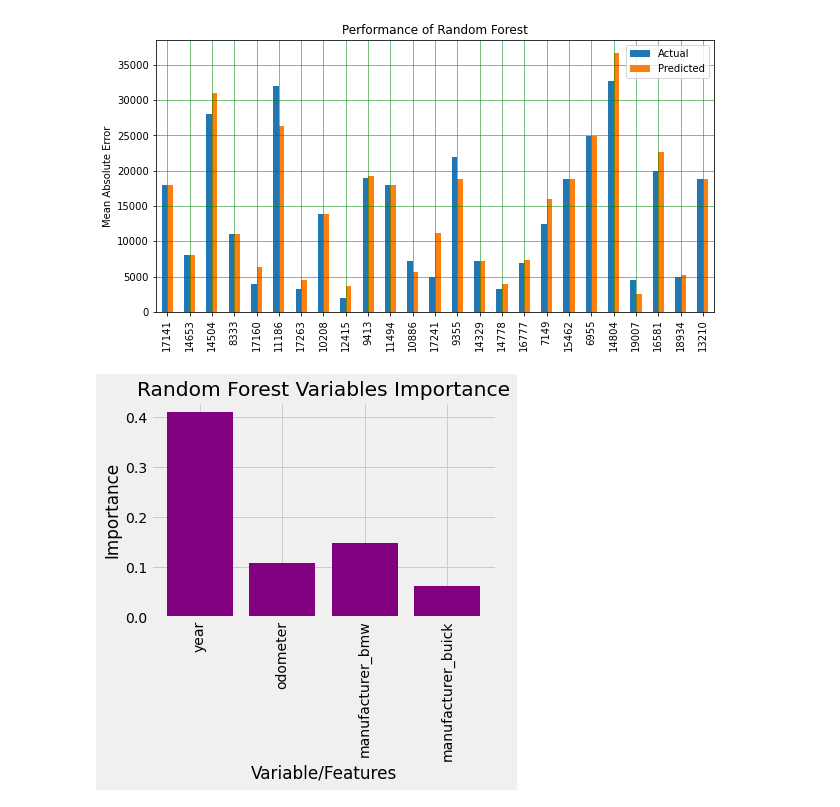
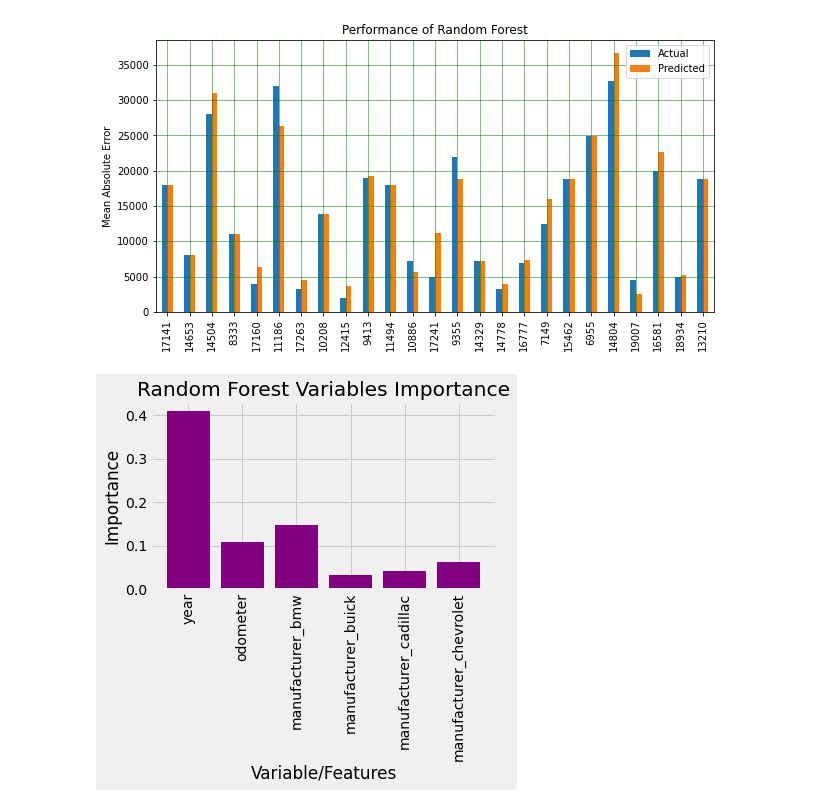
Before and after one commit to Delores404/DataSciFinal, a Jupyter notebook: FINAL.ipynb, the cells around one changed output. Saved outputs shown, nothing was run; the diff lists cells and outputs as text; code cells hidden in the pictures.

```diff
--- a/FINAL.ipynb
+++ b/FINAL.ipynb
@@ -221,26 +221,26 @@ plt.show()
 # %%
 
 importances = rf_1.feature_importances_
 features=Xtrain.columns
 importances = importances[importances!=0]
-importances = importances[importances > 0.05]
+importances = importances[importances > 0.03]
 # Set the style
 plt.style.use('fivethirtyeight')
 # list of x locations for plotting
 x_values = list(range(len(importances)))
 # Make a bar chart
 plt.figure(figsize=(6,6))
 plt.bar(x_values, importances, orientation = ('vertical'),color = 'purple')
 # Tick labels for x axis
 plt.xticks(x_values, features, rotation=(90))
 # Axis labels and title
 plt.ylabel('Importance');
 plt.xlabel('Variable/Features');
 plt.title('Random Forest Variables Importance')
 plt.tight_layout()
 plt.show();
 # %% [output]
-[figure, old version]
+[figure, new version]
 # %%
 
 # XGboost code
```
